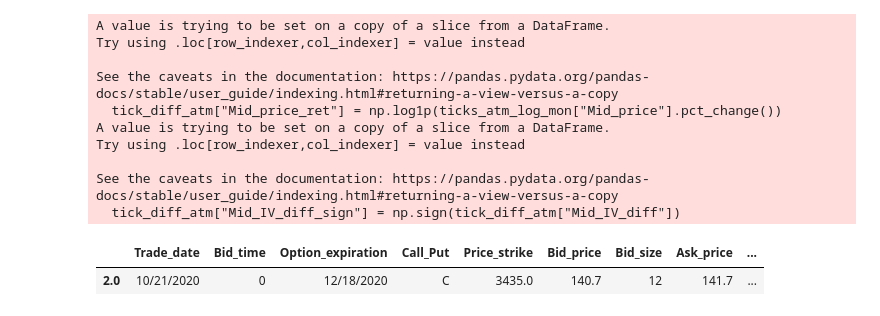
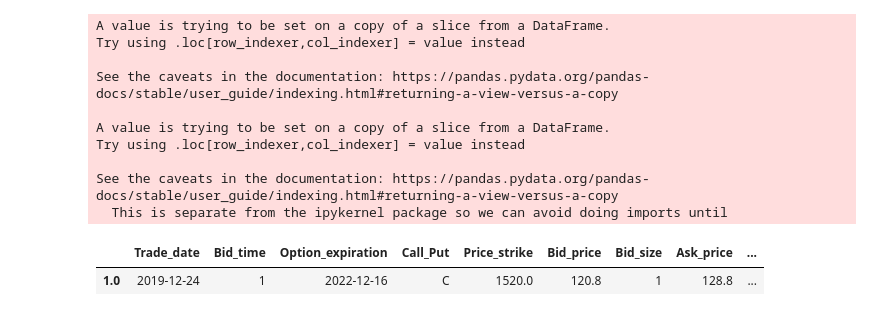
Before and after one commit to eugene195/HPVol, a Jupyter notebook: Data_plots.ipynb, the cells around one changed output. Saved outputs shown, nothing was run; the diff lists cells and outputs as text; code cells hidden in the pictures.

```diff
--- a/Data_plots.ipynb
+++ b/Data_plots.ipynb
@@ -48,0 +21,32 @@ ticks_atm_log_mon
+# %%
+raw_dataset_name = "ticks_50dc_sp100"
+# %%
+raw_ticks = pd.read_csv("data/{}.csv".format(raw_dataset_name), header=None, names=raw_ds_columns())
+raw_ticks = raw_ticks.iloc[1:]
+
+
+
+raw_ticks["Bid_time"] = raw_ticks["Bid_time"].astype(int)
+raw_ticks["Mid_IV"] = raw_ticks["Mid_IV"].astype(float)
+raw_ticks["Mid_price"] = raw_ticks["Mid_price"].astype(float)
+
+# convert in micro
+raw_ticks = raw_ticks.sort_values("Bid_time")
+raw_ticks["Bid_time"] = raw_ticks["Bid_time"] * 1000
+
+# ticks are throttled to 1ms sometimes - redistribute
+def distribute_ticks(df):
+    results = []
+    for name, group in df.groupby('Bid_time'):
+        len_ = len(group)
+        start_time, end_time = int(name) - len_, int(name)
+        times = sorted(np.random.choice(range(start_time, end_time), len_, replace=False))
+        group["Bid_time"] = times
+        results.append(group)
+    return pd.concat(results)
+
+raw_ticks = distribute_ticks(raw_ticks)
+
+time_start = min(raw_ticks["Bid_time"])
+raw_ticks["Bid_time"] = raw_ticks["Bid_time"] - time_start
+raw_ticks = raw_ticks.sort_values("Bid_time")
@@ -49,24 +69,24 @@ ticks_atm_log_mon
 # %%
-tick_diff_atm = calc_ts_diff(ticks_atm_log_mon, keys=['Mid_price', 'Bid_time', 'Mid_IV'])
-tick_diff_atm["Mid_price_ret"] = np.log1p(ticks_atm_log_mon["Mid_price"].pct_change())
-tick_diff_atm["Mid_IV_diff_sign"] = np.sign(tick_diff_atm["Mid_IV_diff"])
+raw_ticks_diff = calc_ts_diff(raw_ticks, keys=['Mid_price', 'Bid_time', 'Mid_IV'])
+raw_ticks_diff["Mid_price_ret"] = np.log1p(raw_ticks["Mid_price"].pct_change())
+raw_ticks_diff["Mid_IV_diff_sign"] = np.sign(raw_ticks_diff["Mid_IV_diff"])
 
 
 
-tick_diff_atm.head(1)
+raw_ticks_diff.head(1)
 # %% [output]
 A value is trying to be set on a copy of a slice from a DataFrame.
 Try using .loc[row_indexer,col_indexer] = value instead
 
 See the caveats in the documentation: https://pandas.pydata.org/pandas-docs/stable/user_guide/indexing.html#returning-a-view-versus-a-copy
-  tick_diff_atm["Mid_price_ret"] = np.log1p(ticks_atm_log_mon["Mid_price"].pct_change())
+
 A value is trying to be set on a copy of a slice from a DataFrame.
 Try using .loc[row_indexer,col_indexer] = value instead
 
 See the caveats in the documentation: https://pandas.pydata.org/pandas-docs/stable/user_guide/indexing.html#returning-a-view-versus-a-copy
-  tick_diff_atm["Mid_IV_diff_sign"] = np.sign(tick_diff_atm["Mid_IV_diff"])
+  This is separate from the ipykernel package so we can avoid doing imports until
 |  | Trade_date | Bid_time | Option_expiration | Call_Put | Price_strike | Bid_price | Bid_size | Ask_price | ... |
-| 2.0 | 10/21/2020 | 0 | 12/18/2020 | C | 3435.0 | 140.7 | 12 | 141.7 | ... |
+| 1.0 | 2019-12-24 | 1 | 2022-12-16 | C | 1520.0 | 120.8 | 1 | 128.8 | ... |
 # %%
 
 def distr_hist(data, bins=200):
```
Also changed, not shown: parts of 43 cells of this notebook, 1 other file.
